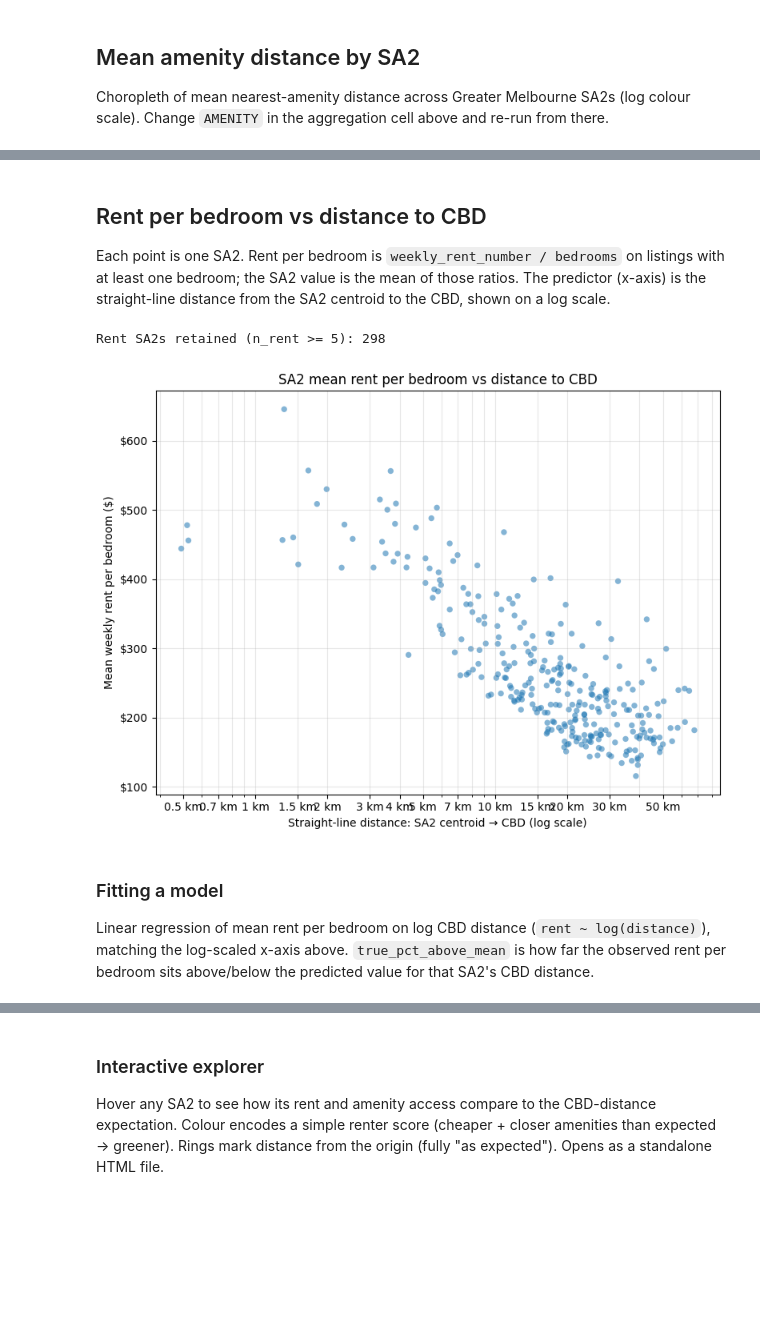
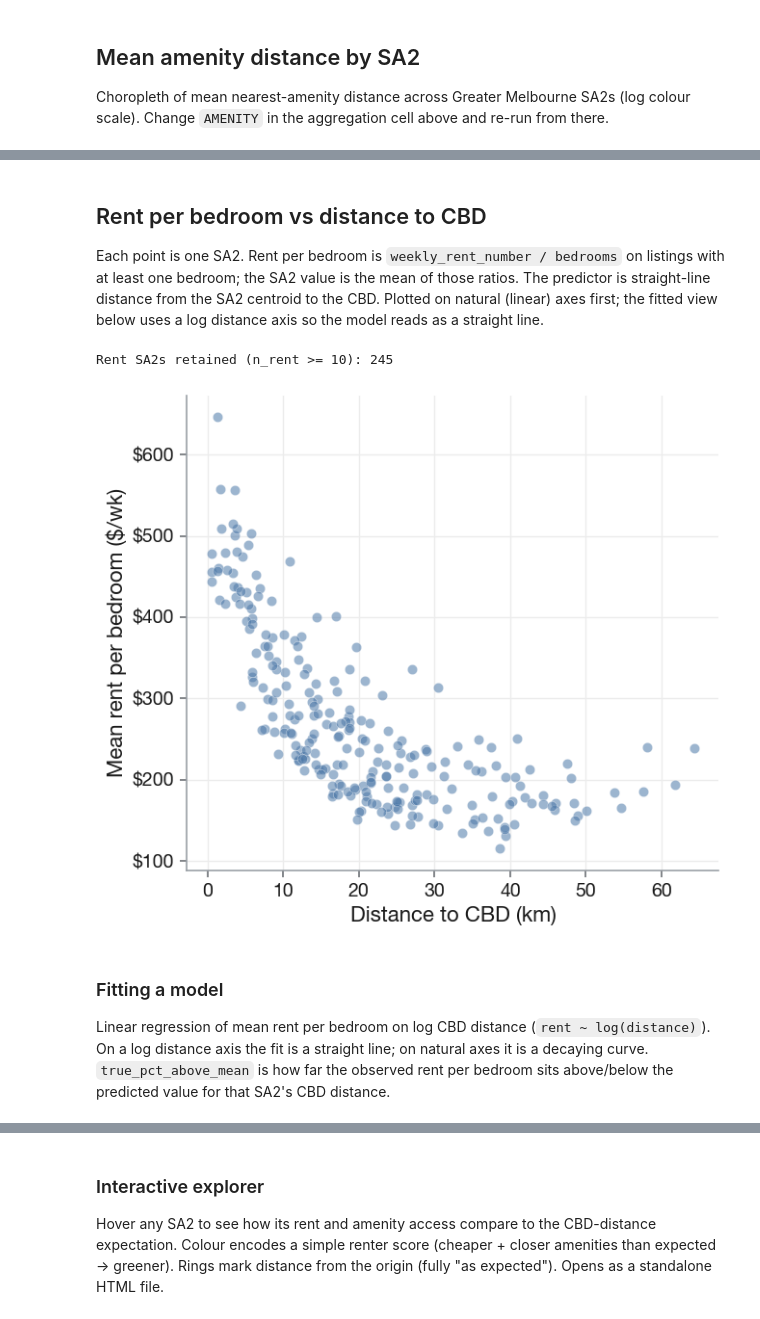
Before and after one commit to Aditya048/real-estate-industry-project, a Jupyter notebook: modelling/liveability/liveability_exploration.ipynb, the cells around one changed output, grey strips where cells are left out. Cells and saved outputs as stored; diff of their text form; code cells hidden in the pictures; blank space fills up the shorter version.

```diff
--- a/modelling/liveability/liveability_exploration.ipynb
+++ b/modelling/liveability/liveability_exploration.ipynb
@@ -94,7 +234,7 @@ Only SA2s with at least `MIN_N` listings are kept (applied upstream so amenity,
 #   nearest_school_km, nearest_train_station_km, nearest_park_km,
 #   nearest_supermarket_km, nearest_tram_stop_km, nearest_bus_stop_km
 AMENITY = "nearest_school_km"
-MIN_N = 5  # drop SA2s with fewer listings (noise / one-off extremes)
+MIN_N = 10  # drop SA2s with fewer listings (noise / one-off extremes)
 
 # Melbourne GPO (approx. CBD reference point)
 CBD_LAT, CBD_LON = -37.8136, 144.9631
@@ -120,16 +260,20 @@ points = gpd.GeoDataFrame(
 
 joined = gpd.sjoin(points, zones[["SA2_NAME21", "geometry"]], how="inner", predicate="within")
 
-n_by_sa2 = joined.groupby("SA2_NAME21").size()
-eligible_sa2s = n_by_sa2[n_by_sa2 >= MIN_N].index
-n_dropped = int((n_by_sa2 < MIN_N).sum())
-joined = joined[joined["SA2_NAME21"].isin(eligible_sa2s)].copy()
-
-avg_by_sa2 = (
+avg_all = (
     joined.groupby("SA2_NAME21")
     .agg(avg_amenity_km=(AMENITY, "mean"), n_listings=("SA2_NAME21", "size"))
     .reset_index()
 )
+# Choropleth only: every SA2 with at least one listing. Other charts keep MIN_N.
+sa2_map = (
+    zones_m[["SA2_NAME21", "geometry", "dist_cbd_km"]]
+    .merge(avg_all, on="SA2_NAME21", how="inner")
+)
+
+n_dropped = int((avg_all["n_listings"] < MIN_N).sum())
+avg_by_sa2 = avg_all[avg_all["n_listings"] >= MIN_N].copy()
+joined = joined[joined["SA2_NAME21"].isin(avg_by_sa2["SA2_NAME21"])].copy()
 
 sa2 = (
     zones_m[["SA2_NAME21", "geometry", "dist_cbd_km"]]
@@ -288,58 +418,46 @@ plt.show()
 # %% [markdown]
 ## Rent per bedroom vs distance to CBD
 
-Each point is one SA2. Rent per bedroom is `weekly_rent_number / bedrooms` on listings with at least one bedroom; the SA2 value is the mean of those ratios. The predictor (x-axis) is the straight-line distance from the SA2 centroid to the CBD, shown on a log scale.
+Each point is one SA2. Rent per bedroom is `weekly_rent_number / bedrooms` on listings with at least one bedroom; the SA2 value is the mean of those ratios. The predictor is straight-line distance from the SA2 centroid to the CBD. Plotted on natural (linear) axes first; the fitted view below uses a log distance axis so the model reads as a straight line.
 # %%
 rentable = joined[
     joined["bedrooms"].gt(0) & joined["weekly_rent_number"].gt(0)
 ].copy()
 rentable["rent_per_bedroom"] = rentable["weekly_rent_number"] / rentable["bedrooms"]
 
 rent_by_sa2 = (
     rentable.groupby("SA2_NAME21")
     .agg(
         avg_rent_per_bedroom=("rent_per_bedroom", "mean"),
         n_rent_listings=("rent_per_bedroom", "size"),
     )
     .reset_index()
     .merge(sa2[["SA2_NAME21", "dist_cbd_km"]], on="SA2_NAME21", how="inner")
 )
 # Re-apply min-n on rentable counts (some eligible SA2s may lose listings after bed/rent filters)
 rent_by_sa2 = rent_by_sa2[
     (rent_by_sa2["dist_cbd_km"] > 0) & (rent_by_sa2["n_rent_listings"] >= MIN_N)
 ].copy()
 
 rent_by_sa2[["SA2_NAME21", "dist_cbd_km", "avg_rent_per_bedroom"]].to_csv(
     "transformed_data/rent_per_bedroom_vs_distance_to_cbd.csv", index=False
 )
 print(f"Rent SA2s retained (n_rent >= {MIN_N}): {len(rent_by_sa2):,}")
 
-fig, ax = plt.subplots(figsize=(8, 6))
-ax.scatter(
-    rent_by_sa2["dist_cbd_km"],
-    rent_by_sa2["avg_rent_per_bedroom"],
-    alpha=0.55,
-    s=28,
-    edgecolor="none",
-)
-ax.set_xscale("log")
-xmin, xmax = rent_by_sa2["dist_cbd_km"].min(), rent_by_sa2["dist_cbd_km"].max()
-ax.set_xticks(km_ticks(xmin, xmax))
-ax.xaxis.set_major_formatter(FuncFormatter(lambda x, _: f"{x:g} km"))
+# Natural shape (linear km) — linearized fit plot is after the model cell
+fig, ax = plt.subplots(figsize=HALF)
+scatter_sa2(ax, rent_by_sa2["dist_cbd_km"], rent_by_sa2["avg_rent_per_bedroom"])
 ax.yaxis.set_major_formatter(FuncFormatter(lambda y, _: f"${y:,.0f}"))
-
-ax.set_xlabel("Straight-line distance: SA2 centroid → CBD (log scale)")
-ax.set_ylabel("Mean weekly rent per bedroom ($)")
-ax.set_title("SA2 mean rent per bedroom vs distance to CBD")
-ax.grid(True, which="both", alpha=0.3)
-plt.tight_layout()
-plt.show()
+style_axes(ax, grid="both")
+ax.set_xlabel("Distance to CBD (km)")
+ax.set_ylabel("Mean rent per bedroom ($/wk)")
+save(fig, "rent_vs_cbd.png")
 # %% [output]
-Rent SA2s retained (n_rent >= 5): 298
+Rent SA2s retained (n_rent >= 10): 245
-[figure, old version]
+[figure, new version]
 # %% [markdown]
 ### Fitting a model
 
-Linear regression of mean rent per bedroom on log CBD distance (`rent ~ log(distance)`), matching the log-scaled x-axis above. `true_pct_above_mean` is how far the observed rent per bedroom sits above/below the predicted value for that SA2's CBD distance.
+Linear regression of mean rent per bedroom on log CBD distance (`rent ~ log(distance)`). On a log distance axis the fit is a straight line; on natural axes it is a decaying curve. `true_pct_above_mean` is how far the observed rent per bedroom sits above/below the predicted value for that SA2's CBD distance.
 # %%
 rent_fit_df = rent_by_sa2[["SA2_NAME21", "dist_cbd_km", "avg_rent_per_bedroom"]].dropna().copy()
```
Also changed, not shown: parts of 18 cells of this notebook, 9 other files.
